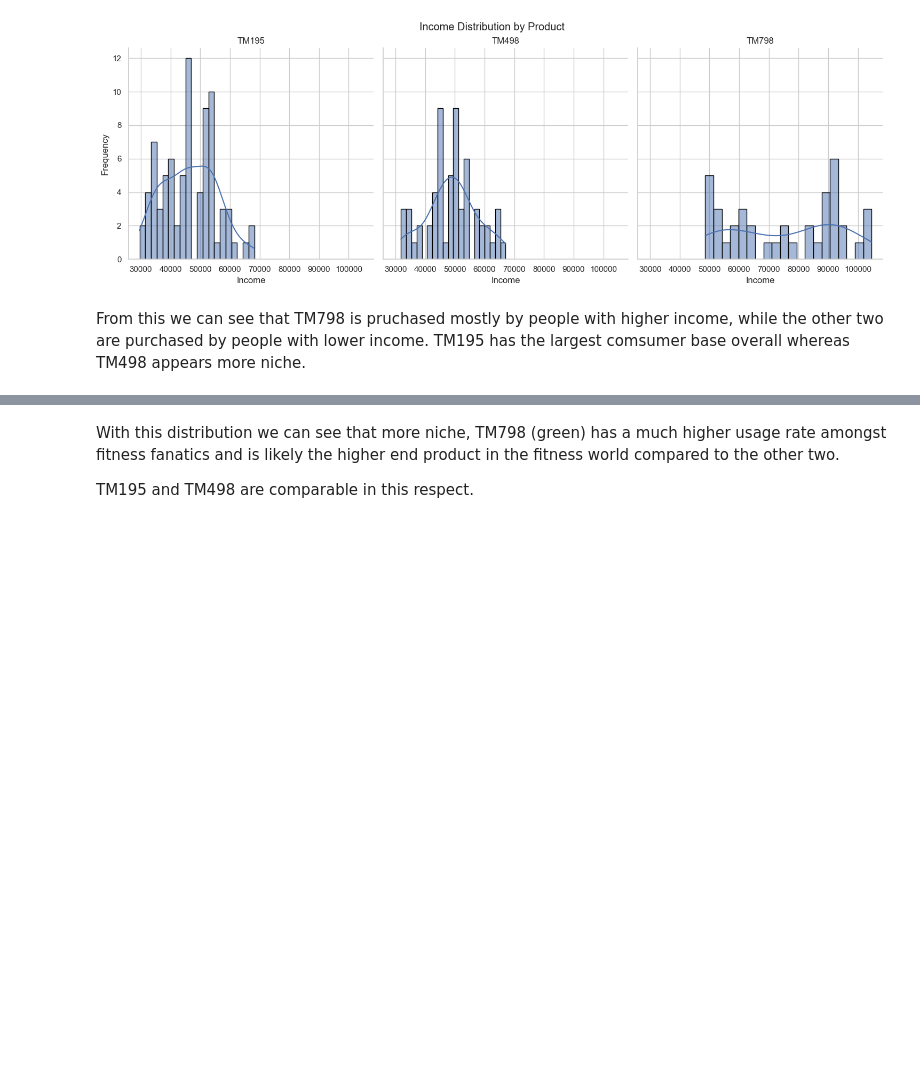
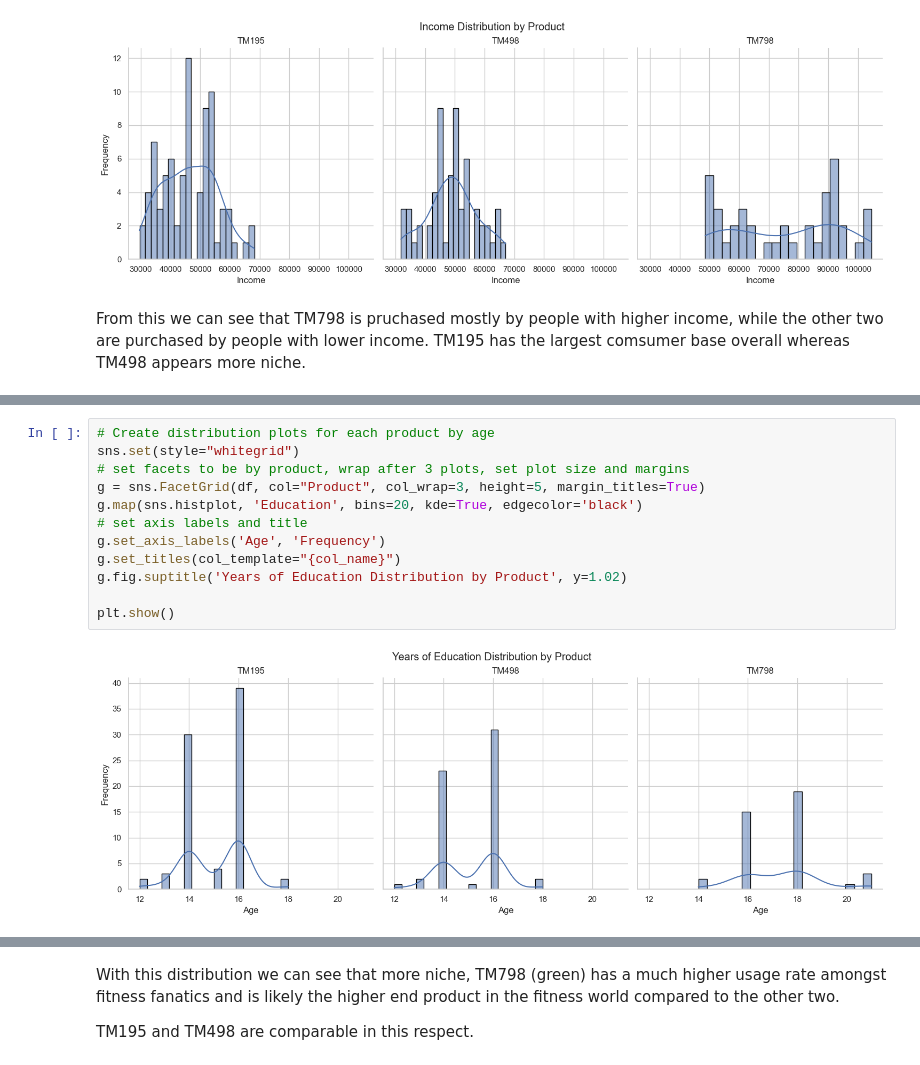
Before and after one commit to szilvasipeter2000/coding1_team-project, a Jupyter notebook: team_3.ipynb, the cells around one changed output, grey strips where cells are left out. Cells and saved outputs as stored; diff of their text form; blank space fills up the shorter version.

```diff
--- a/team_3.ipynb
+++ b/team_3.ipynb
@@ -169,0 +177,14 @@ From this we can see that TM798 is pruchased mostly by people with higher income
+# %%
+# Create distribution plots for each product by age
+sns.set(style="whitegrid")
+# set facets to be by product, wrap after 3 plots, set plot size and margins
+g = sns.FacetGrid(df, col="Product", col_wrap=3, height=5, margin_titles=True)
+g.map(sns.histplot, 'Education', bins=20, kde=True, edgecolor='black')
+# set axis labels and title
+g.set_axis_labels('Age', 'Frequency')
+g.set_titles(col_template="{col_name}")
+g.fig.suptitle('Years of Education Distribution by Product', y=1.02)
+
+plt.show()
+# %% [output]
+[figure, added]
```
Also changed, not shown: parts of 16 cells of this notebook.
